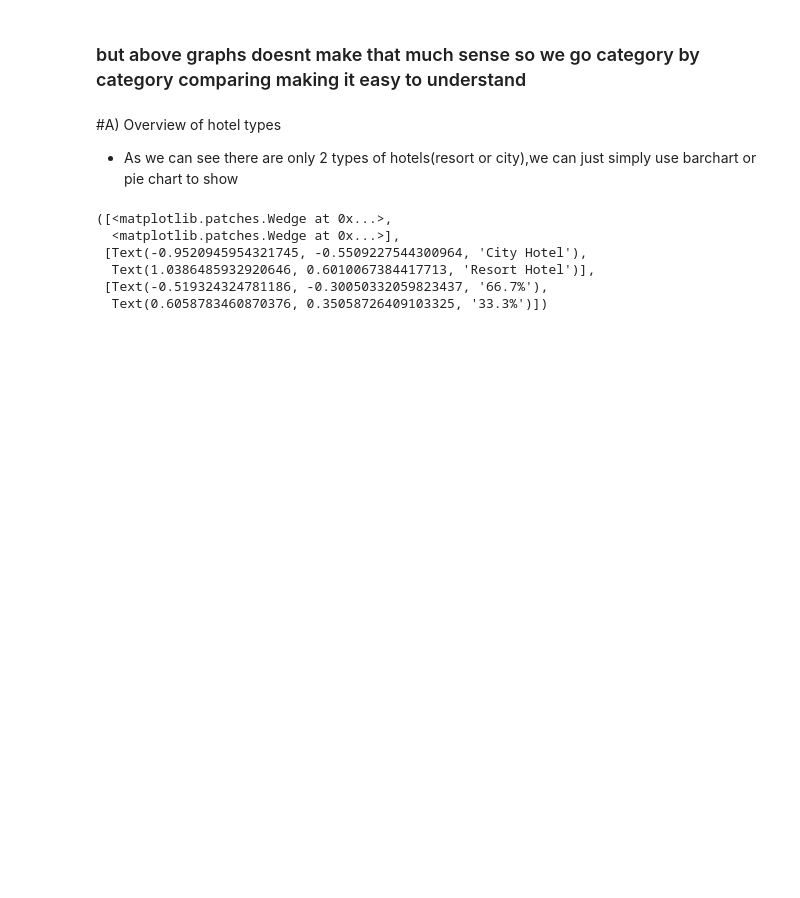
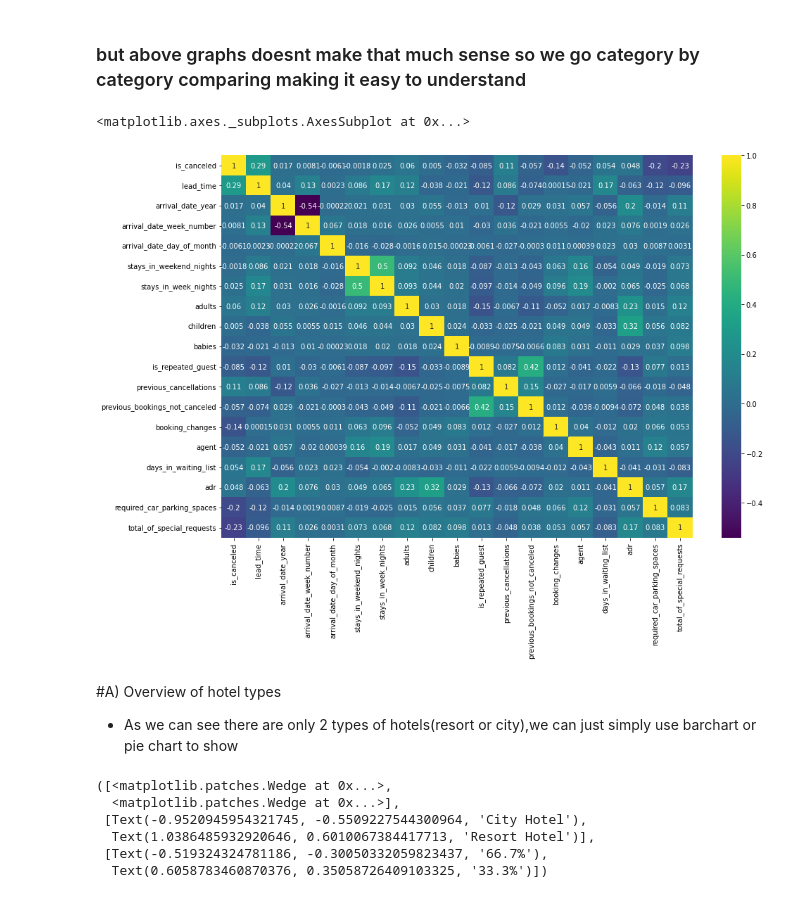
Before and after one commit to Deven876/Capstone-1-Hotel-Booking-Analysis, a Jupyter notebook: Capstone_Project_1_Hotel_Booking_Analysis.ipynb, the cells around one changed output. Saved outputs shown, nothing was run; the diff lists cells and outputs as text; code cells hidden in the pictures; blank space fills up the shorter version.

Commit message:
introducing a correlation plot of numerical variables

```diff
--- a/Capstone_Project_1_Hotel_Booking_Analysis.ipynb
+++ b/Capstone_Project_1_Hotel_Booking_Analysis.ipynb
@@ -267,5 +267,13 @@ plt.show()
 # %% [markdown]
 ### but above graphs doesnt make that much sense so we go category by category comparing making it easy to understand
+# %%
+# introducing a correlation plot of numerical variables
+
+plt.subplots(figsize=(15,10))
+sns.heatmap(data.corr(),annot=True,cmap='viridis')
+# %% [output]
+<matplotlib.axes._subplots.AxesSubplot at 0x...>
+[figure, added]
 # %% [markdown]
 #A) Overview of hotel types
 - As we can see there are only 2 types of hotels(resort or city),we can just simply use barchart or pie chart to show
```
Also changed, not shown: parts of 3 cells of this notebook.
